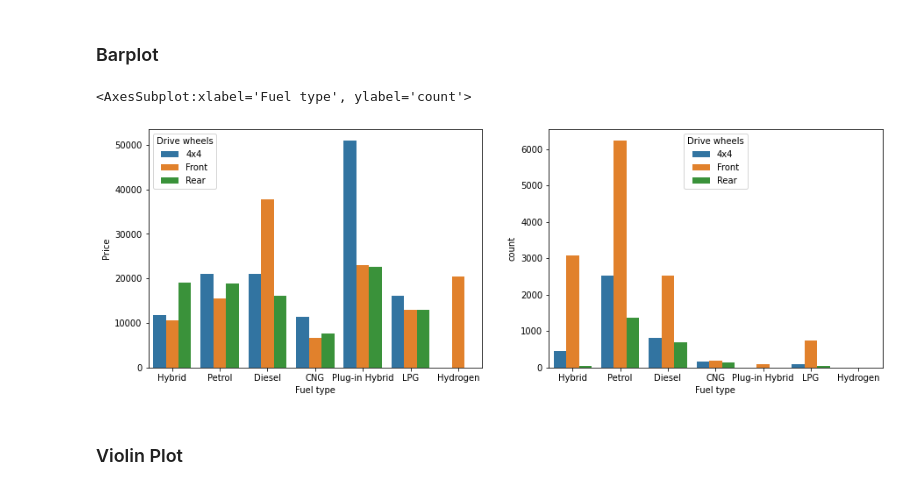
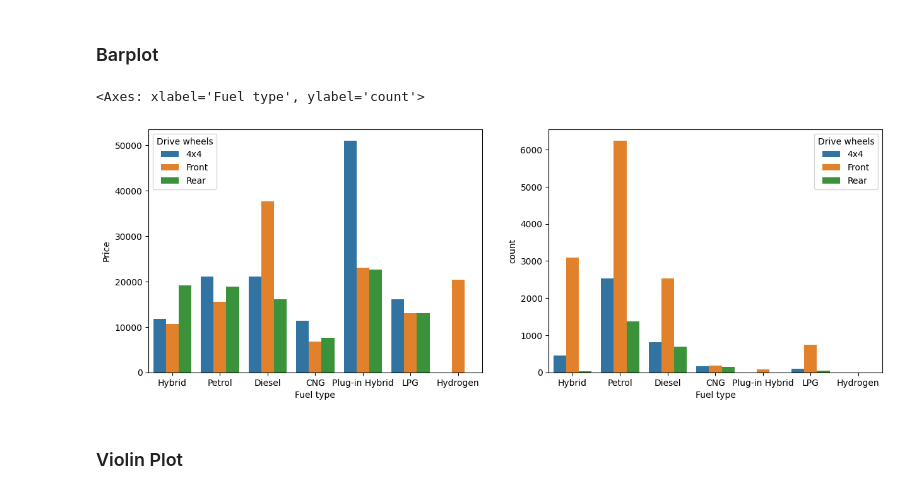
Before and after one commit to ow-gryphon/gryphon-model-plotting-regression, a Jupyter notebook: template/notebooks/regression/[template] Bivariate analysis - regression.ipynb, the cells around one changed output. Saved outputs shown, nothing was run; the diff lists cells and outputs as text; code cells hidden in the pictures.

```diff
--- a/template/notebooks/regression/[template] Bivariate analysis - regression.ipynb
+++ b/template/notebooks/regression/[template] Bivariate analysis - regression.ipynb
@@ -371,15 +371,15 @@ fig, plotdata = bivariate_plots_continuous.segment_bivariate_continuous(dataset,
 # %%
 x_variable = "Fuel type"
 target = "Price"
 segment_variable = "Drive wheels"
 
 fig, (ax1, ax2) = plt.subplots(1, 2, figsize=(15,5))
 
-sns.barplot(data=dataset, x=x_variable, y=target, hue=segment_variable, ci=False, ax = ax1)
+sns.barplot(data=dataset, x=x_variable, y=target, hue=segment_variable, errorbar=('ci', False), ax = ax1)
 sns.countplot(data=dataset, x=x_variable, hue=segment_variable, ax = ax2)
 # %% [output]
-<AxesSubplot:xlabel='Fuel type', ylabel='count'>
+<Axes: xlabel='Fuel type', ylabel='count'>
-[figure, old version]
+[figure, new version]
 # %% [markdown]
 ### Violin Plot
 # %%
```
Also changed, not shown: parts of 15 cells of this notebook, 2 other files.
